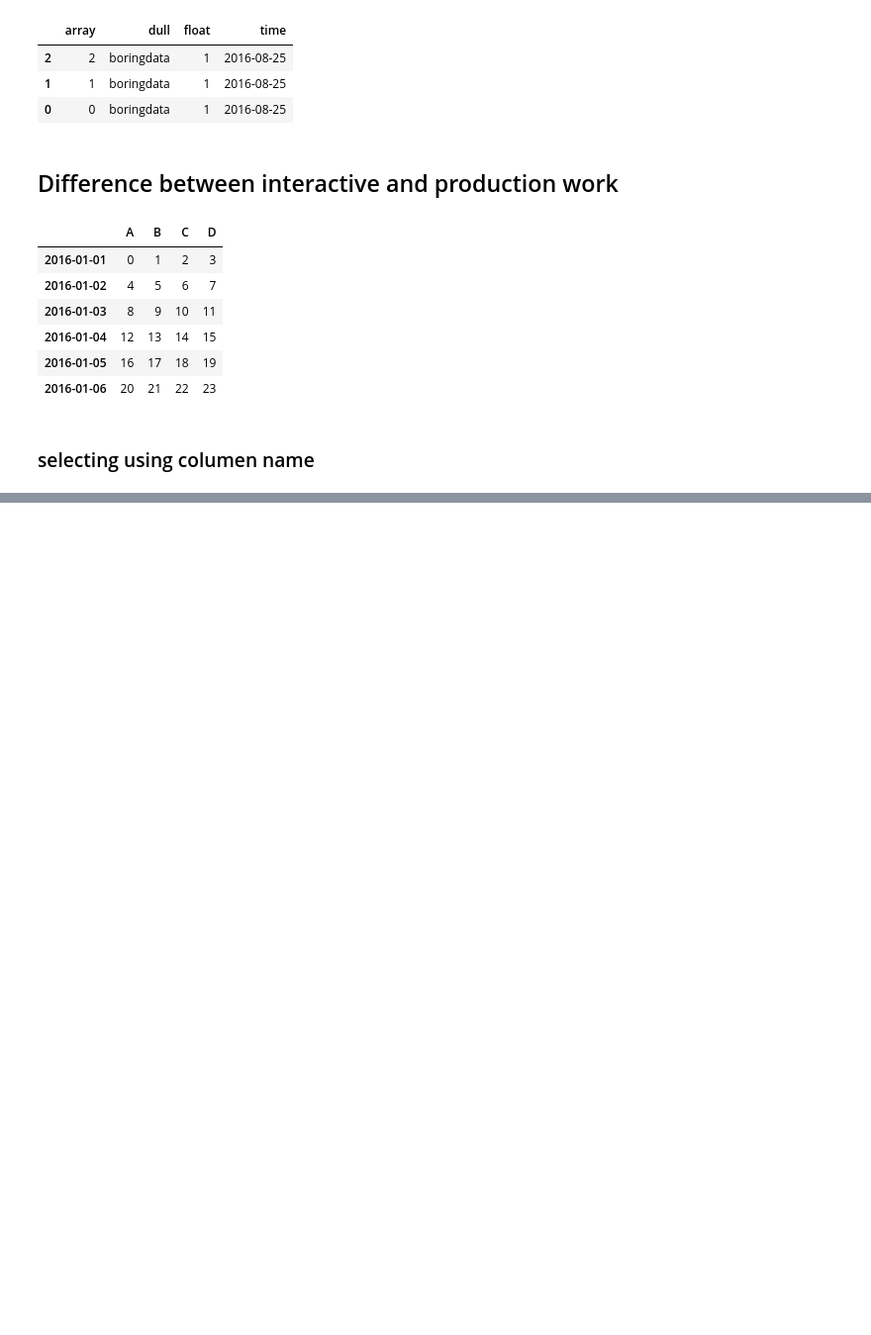
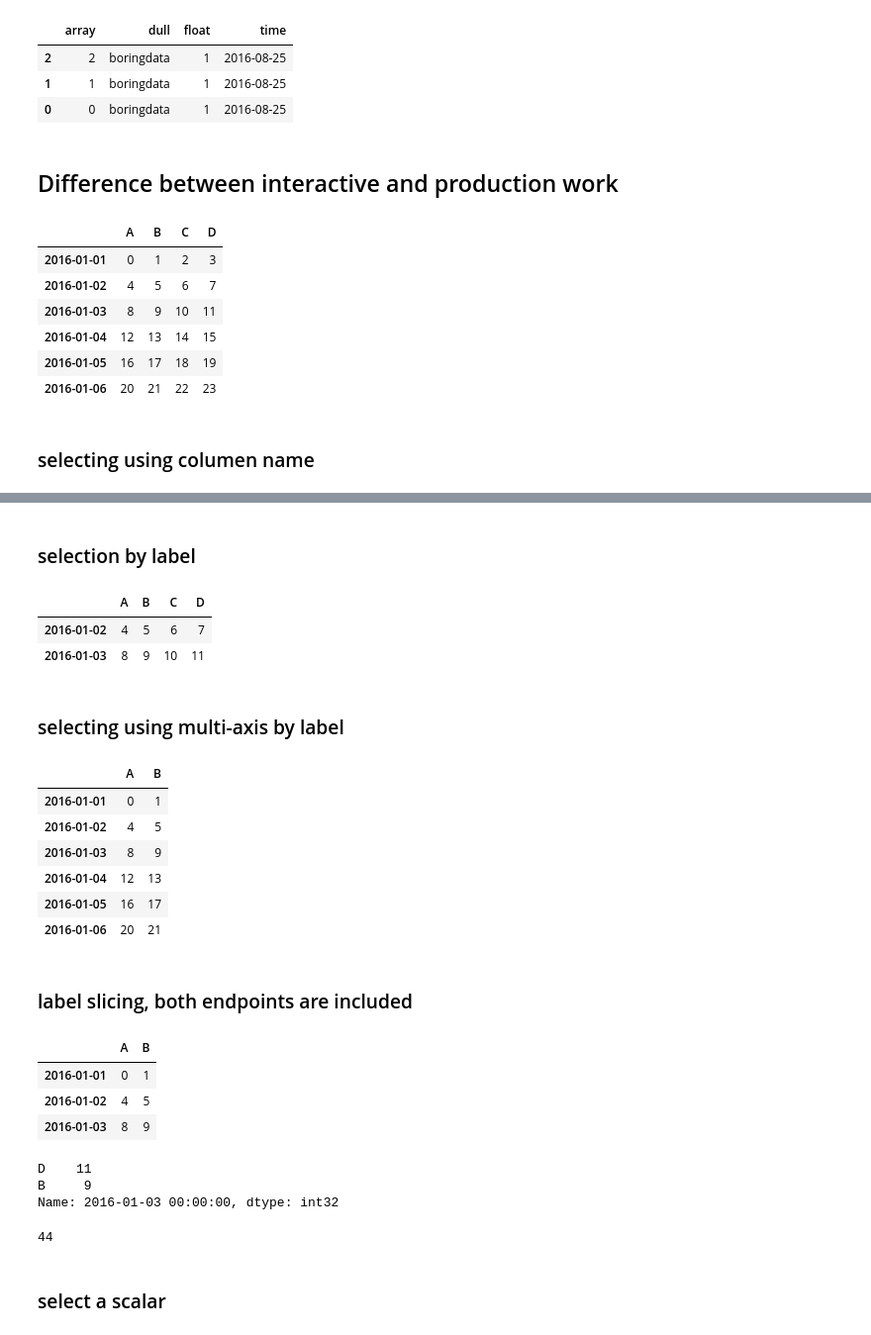
Before and after one commit to vishalvb/practice, a Jupyter notebook: pandas_for_data_science/object creation.ipynb, the cells around one changed output, grey strips where cells are left out. Shown at 99% size. Cells and saved outputs as stored; diff of their text form; code cells hidden in the pictures; blank space fills up the shorter version.

```diff
--- a/pandas_for_data_science/object creation.ipynb
+++ b/pandas_for_data_science/object creation.ipynb
@@ -164,0 +194,41 @@ sample_df
+# %% [markdown]
+### selection by label
+# %%
+sample_df.loc[dates_index[1:3]]
+# %% [output]
+|  | A | B | C | D |
+| 2016-01-02 | 4 | 5 | 6 | 7 |
+| 2016-01-03 | 8 | 9 | 10 | 11 |
+# %% [markdown]
+### selecting using multi-axis by label
+# %%
+sample_df.loc[:,['A','B']]
+# %% [output]
+|  | A | B |
+| 2016-01-01 | 0 | 1 |
+| 2016-01-02 | 4 | 5 |
+| 2016-01-03 | 8 | 9 |
+| 2016-01-04 | 12 | 13 |
+| 2016-01-05 | 16 | 17 |
+| 2016-01-06 | 20 | 21 |
+# %% [markdown]
+### label slicing, both endpoints are included
+# %%
+sample_df.loc['2016-01-01':'2016-01-03',['A','B']]
+# %% [output]
+|  | A | B |
+| 2016-01-01 | 0 | 1 |
+| 2016-01-02 | 4 | 5 |
+| 2016-01-03 | 8 | 9 |
+# %%
+ sample_df.loc['2016-01-03',['D','B']]
+# %% [output]
+D    11
+B     9
+Name: 2016-01-03 00:00:00, dtype: int32
+# %%
+sample_df.loc['2016-01-03',['D','B']] [0] * 4
+# %% [output]
+44
+# %% [markdown]
+### select a scalar
```
Also changed, not shown: parts of 22 cells of this notebook.
